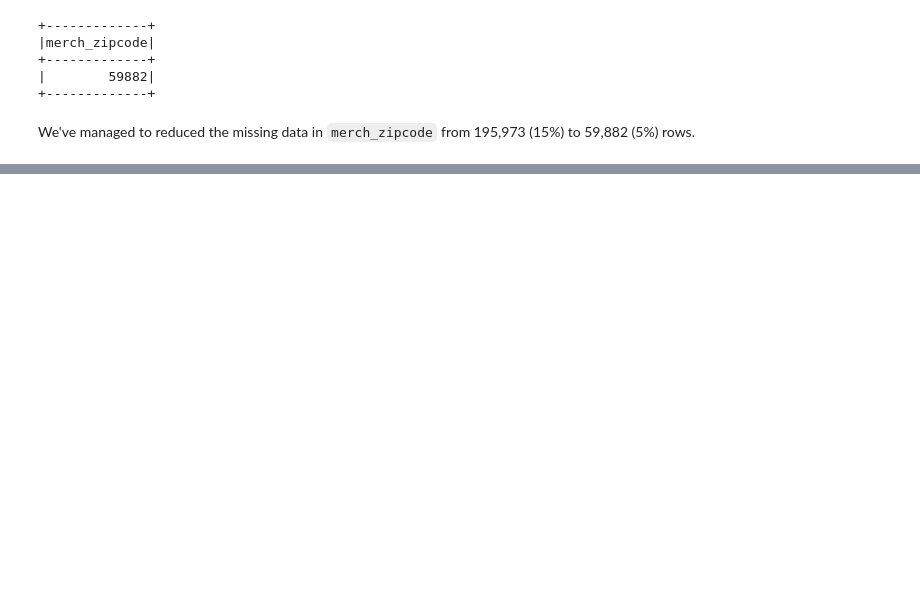
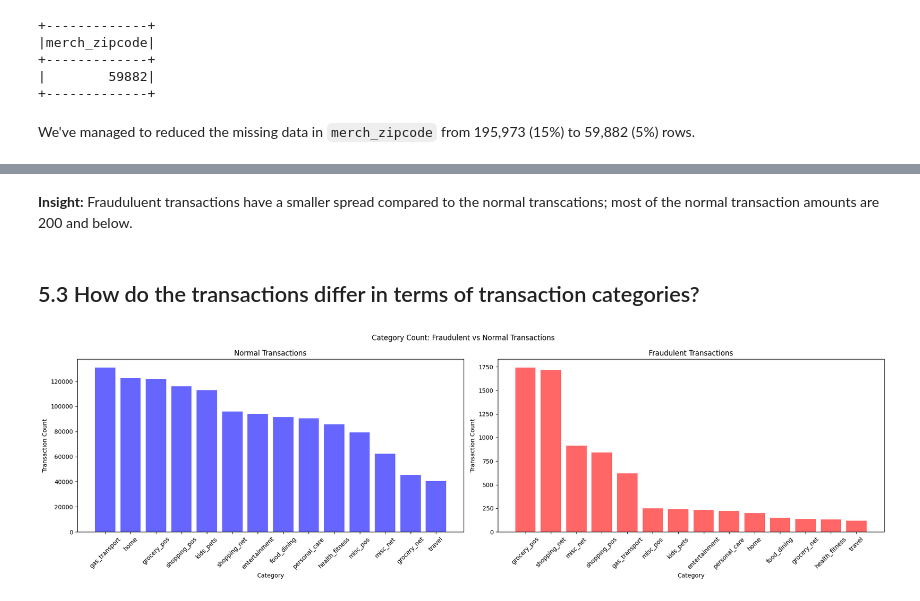
Before and after one commit to ApostropheArif/paynet-analyse-cc-data, a Jupyter notebook: src/EDA.ipynb, the cells around one changed output, grey strips where cells are left out. Drawn from its saved outputs; the diff is of its cells as text; code cells hidden in the pictures; blank space fills up the shorter version.

```diff
--- a/src/EDA.ipynb
+++ b/src/EDA.ipynb
@@ -802,0 +688,33 @@ only showing top 20 rows
+# %% [markdown]
+**Insight:** Frauduluent transactions have a smaller spread compared to the normal transcations; most of the normal transaction amounts are 200 and below.
+# %% [markdown]
+## 5.3 How do the transactions differ in terms of transaction categories?
+# %%
+normal_transactions_categories = normal_transactions.groupby('category').agg(
+    count('*').alias('transaction_count'),
+    avg('amount').alias('average_amount')).orderBy(col('transaction_count').desc()).toPandas()
+
+fraud_transactions_categories = fraud_transactions.groupby('category').agg(
+    count('*').alias('transaction_count'),
+    avg('amount').alias('average_amount')).orderBy(col('transaction_count').desc()).toPandas()
+
+fig, ax = plt.subplots(nrows=1, ncols=2, figsize=(20, 6))
+ax[0].bar(x=normal_transactions_categories['category'],
+          height=normal_transactions_categories['transaction_count'], color='blue', alpha=0.6)
+ax[0].set_title('Normal Transactions')
+ax[0].set_xlabel('Category')
+ax[0].set_ylabel('Transaction Count')
+ax[0].tick_params(axis='x', rotation=45)
+
+ax[1].bar(x=fraud_transactions_categories['category'],
+          height=fraud_transactions_categories['transaction_count'], color='red', alpha=0.6)
+ax[1].set_title('Fraudulent Transactions')
+ax[1].set_xlabel('Category')
+ax[1].set_ylabel('Transaction Count')
+ax[1].tick_params(axis='x', rotation=45)
+
+plt.suptitle('Category Count: Fraudulent vs Normal Transactions')
+plt.tight_layout()
+plt.show()
+# %% [output]
+[figure, added]
```
Also changed, not shown: parts of 49 cells of this notebook.
